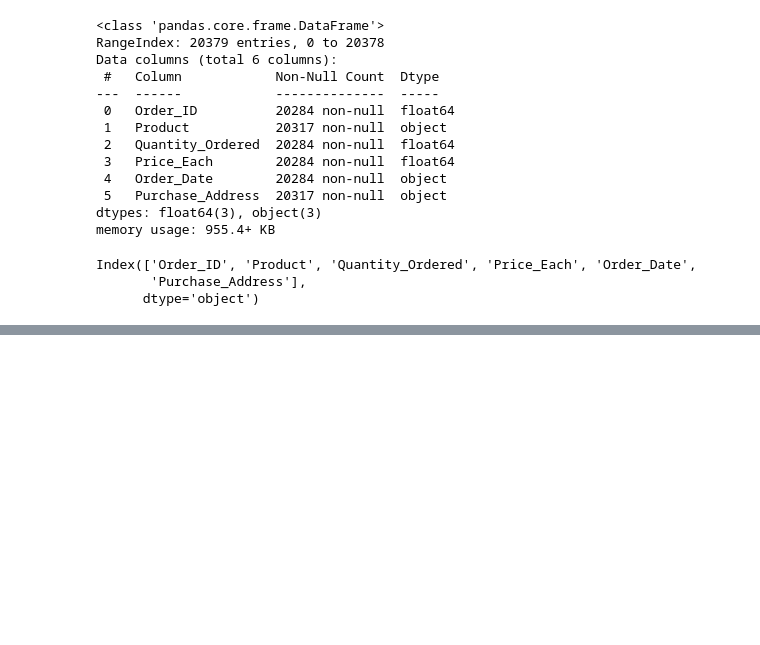
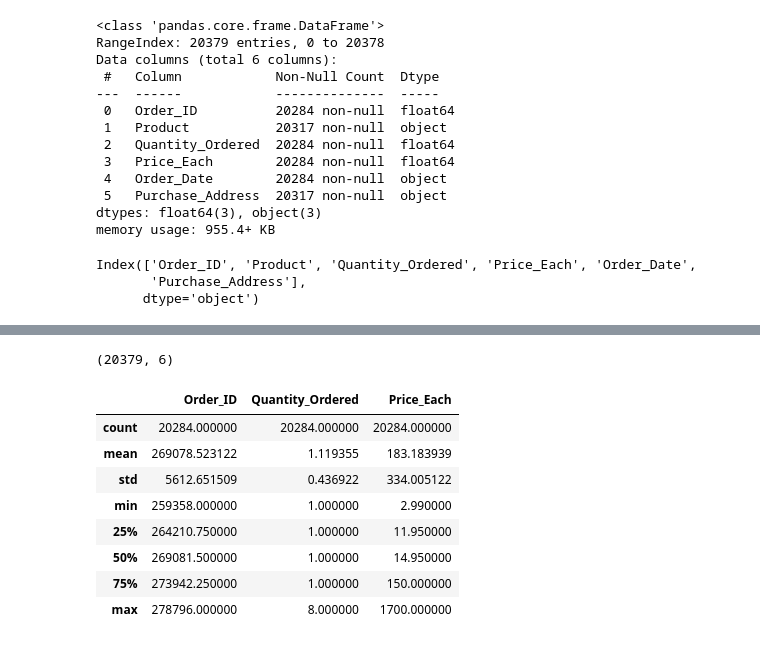
Before and after one commit to Samidirbsa/PowerBI_Capstone_Project, a Jupyter notebook: notebook.ipynb, the cells around one changed output, grey strips where cells are left out. Saved outputs shown, nothing was run; the diff lists cells and outputs as text; code cells hidden in the pictures; blank space fills up the shorter version.

```diff
--- a/notebook.ipynb
+++ b/notebook.ipynb
@@ -1004,0 +1040,16 @@ Index(['Order_ID', 'Product', 'Quantity_Ordered', 'Price_Each', 'Order_Date',
+# %%
+dap_oct.shape
+# %% [output]
+(20379, 6)
+# %%
+dap_oct.describe()
+# %% [output]
+|  | Order_ID | Quantity_Ordered | Price_Each |
+| count | 20284.000000 | 20284.000000 | 20284.000000 |
+| mean | 269078.523122 | 1.119355 | 183.183939 |
+| std | 5612.651509 | 0.436922 | 334.005122 |
+| min | 259358.000000 | 1.000000 | 2.990000 |
+| 25% | 264210.750000 | 1.000000 | 11.950000 |
+| 50% | 269081.500000 | 1.000000 | 14.950000 |
+| 75% | 273942.250000 | 1.000000 | 150.000000 |
+| max | 278796.000000 | 8.000000 | 1700.000000 |
```
Also changed, not shown: parts of 20 cells of this notebook.
